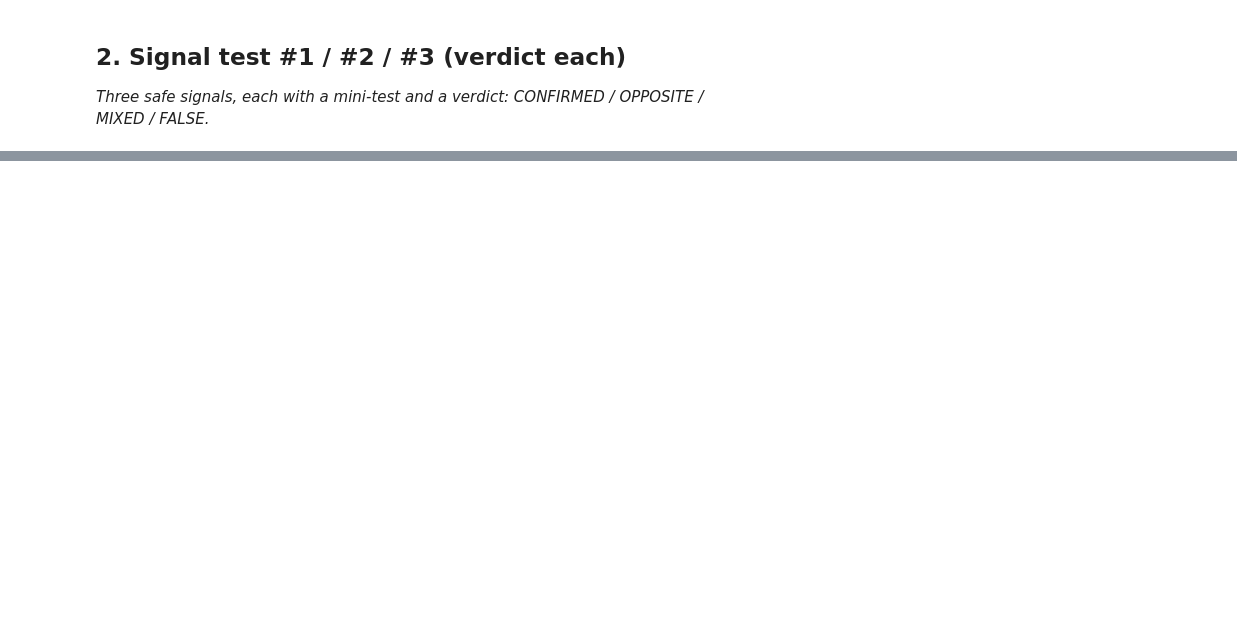
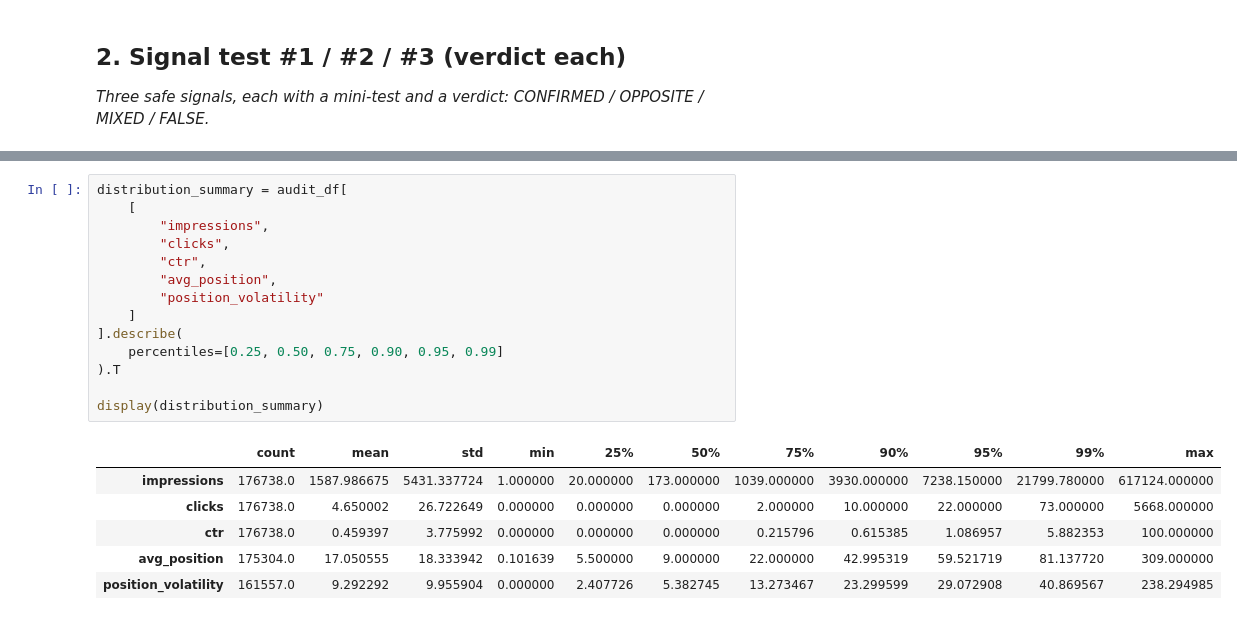
Before and after one commit to girishpatil935/ML_Internship, a Jupyter notebook: work/notebooks/w04_signal_audit.ipynb, the cells around one changed output, grey strips where cells are left out. Drawn from its saved outputs; the diff is of its cells as text; blank space fills up the shorter version.

```diff
--- a/work/notebooks/w04_signal_audit.ipynb
+++ b/work/notebooks/w04_signal_audit.ipynb
@@ -46,0 +122,21 @@ Before you submit, confirm each line honestly:
+# %%
+distribution_summary = audit_df[
+    [
+        "impressions",
+        "clicks",
+        "ctr",
+        "avg_position",
+        "position_volatility"
+    ]
+].describe(
+    percentiles=[0.25, 0.50, 0.75, 0.90, 0.95, 0.99]
+).T
+
+display(distribution_summary)
+# %% [output]
+|  | count | mean | std | min | 25% | 50% | 75% | 90% | 95% | 99% | max |
+| impressions | 176738.0 | 1587.986675 | 5431.337724 | 1.000000 | 20.000000 | 173.000000 | 1039.000000 | 3930.000000 | 7238.150000 | 21799.780000 | 617124.000000 |
+| clicks | 176738.0 | 4.650002 | 26.722649 | 0.000000 | 0.000000 | 0.000000 | 2.000000 | 10.000000 | 22.000000 | 73.000000 | 5668.000000 |
+| ctr | 176738.0 | 0.459397 | 3.775992 | 0.000000 | 0.000000 | 0.000000 | 0.215796 | 0.615385 | 1.086957 | 5.882353 | 100.000000 |
+| avg_position | 175304.0 | 17.050555 | 18.333942 | 0.101639 | 5.500000 | 9.000000 | 22.000000 | 42.995319 | 59.521719 | 81.137720 | 309.000000 |
+| position_volatility | 161557.0 | 9.292292 | 9.955904 | 0.000000 | 2.407726 | 5.382745 | 13.273467 | 23.299599 | 29.072908 | 40.869567 | 238.294985 |
```
Also changed, not shown: parts of 15 cells of this notebook.
